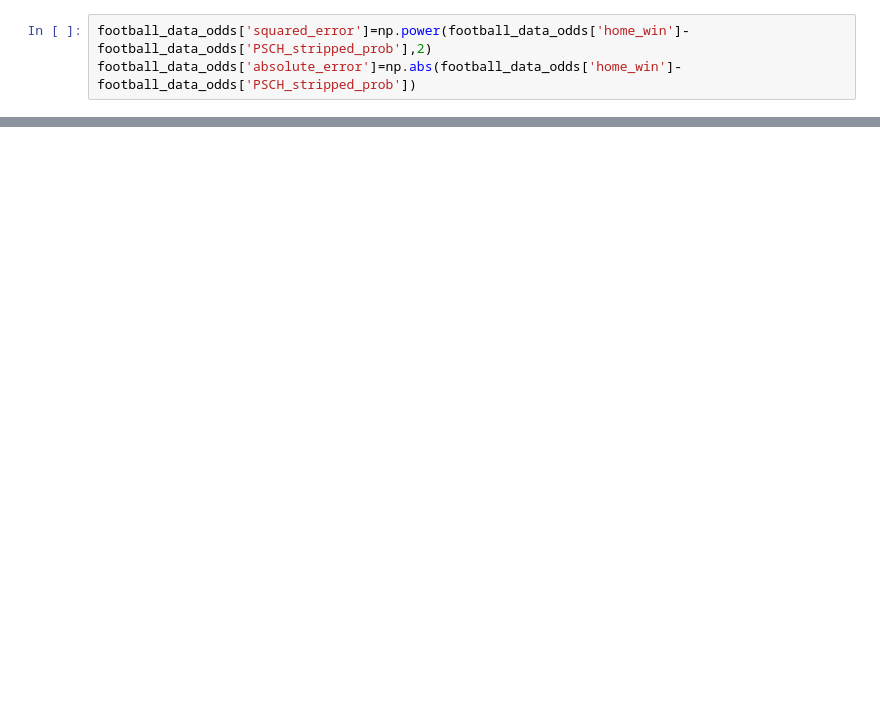
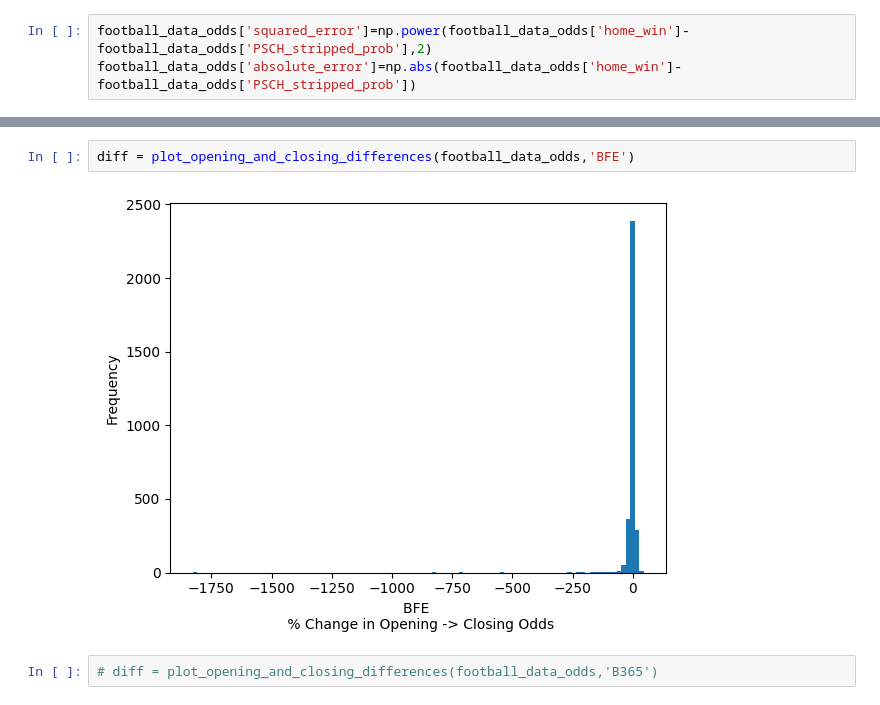
Before and after one commit to dave-mannion/football, a Jupyter notebook: odds_analysis.ipynb, the cells around one changed output, grey strips where cells are left out. Drawn from its saved outputs; the diff is of its cells as text; blank space fills up the shorter version.

```diff
--- a/odds_analysis.ipynb
+++ b/odds_analysis.ipynb
@@ -252,0 +180,6 @@ weighted avg       0.69      0.66      0.66       380
+# %%
+diff = plot_opening_and_closing_differences(football_data_odds,'BFE')
+# %% [output]
+[figure, added]
+# %%
+# diff = plot_opening_and_closing_differences(football_data_odds,'B365')
```
Also changed, not shown: parts of 33 cells of this notebook.
